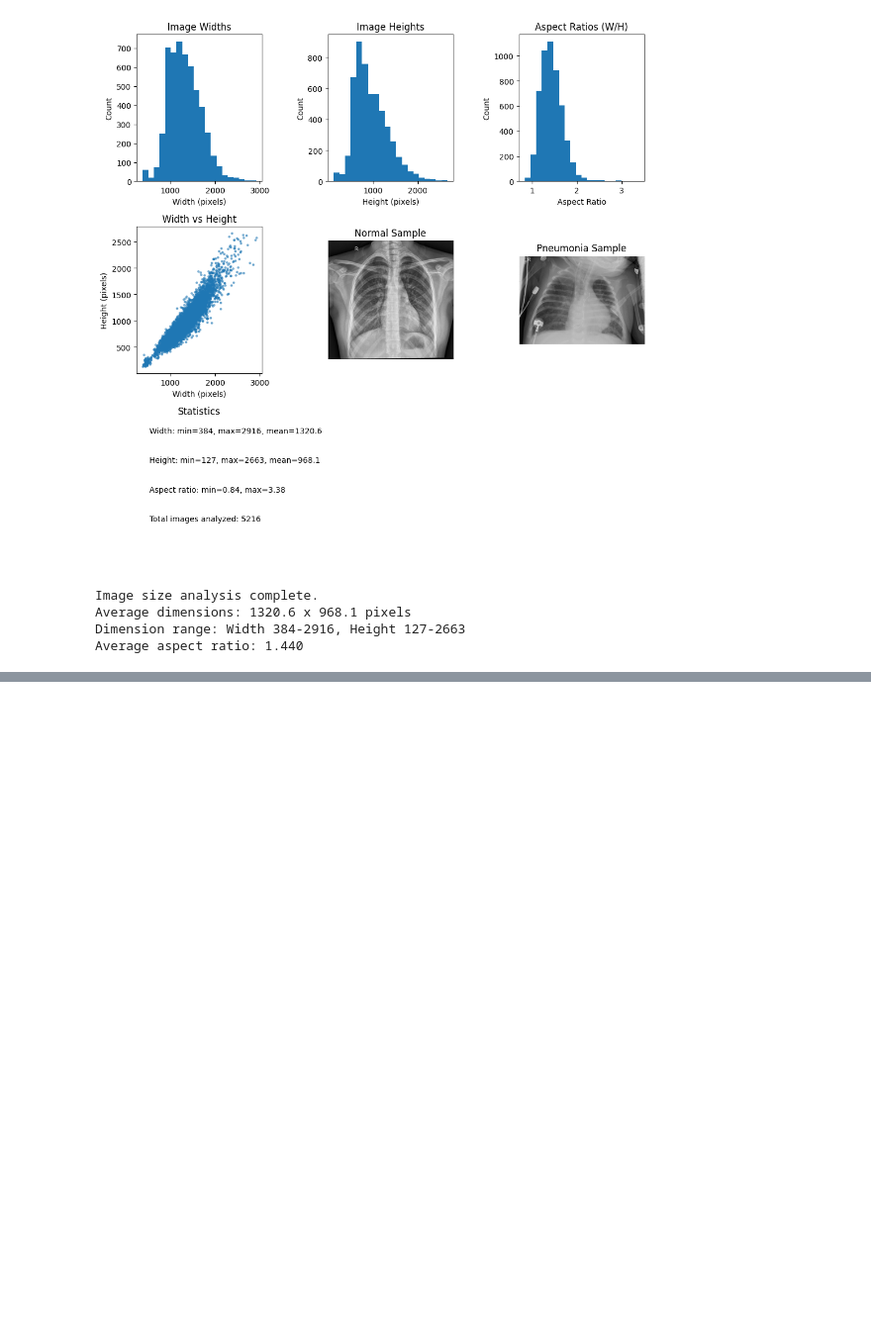
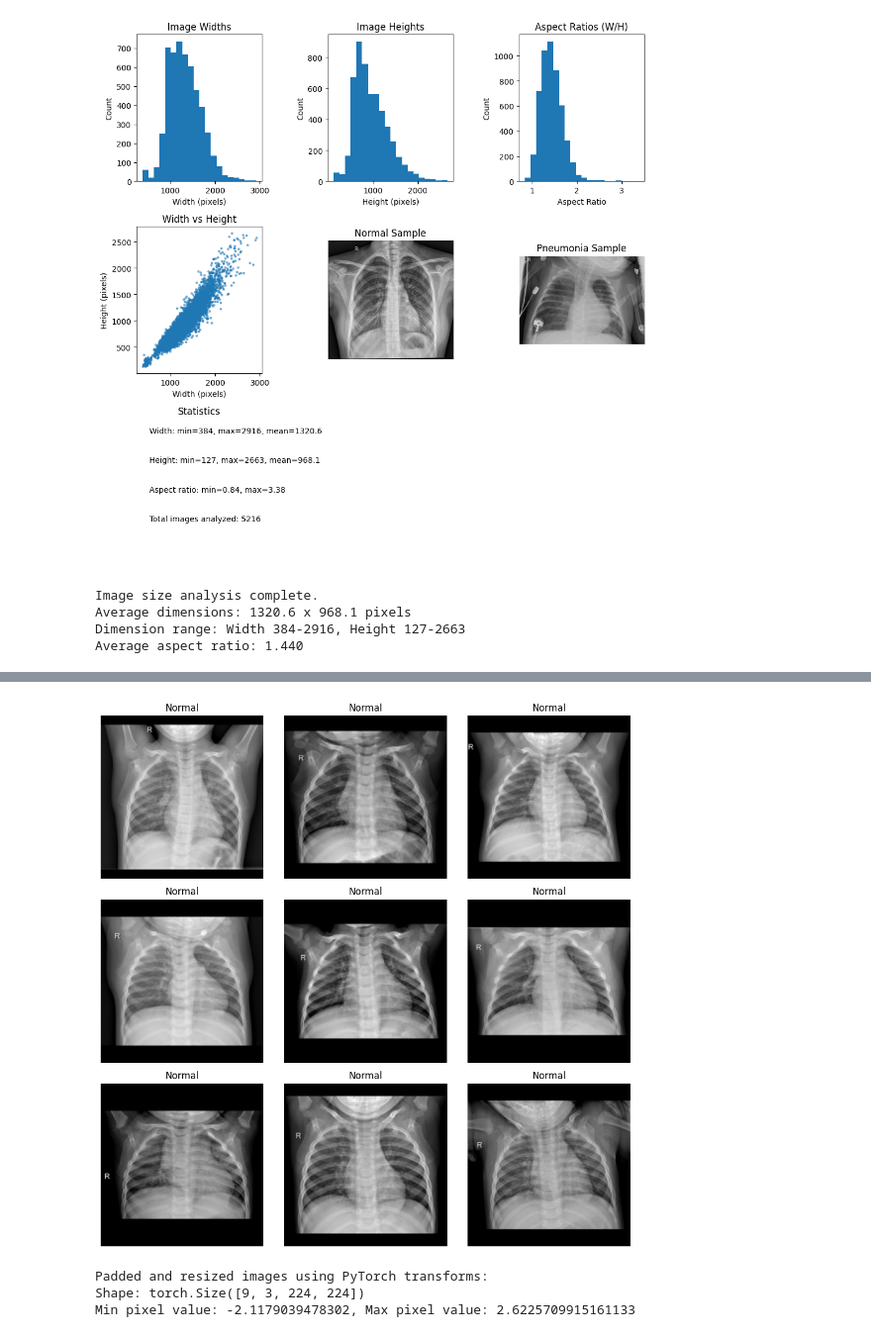
Before and after one commit to ArthGV/ml4h_2, a Jupyter notebook: task_2/Q2.ipynb, the cells around one changed output, grey strips where cells are left out. Shown at 99% size. Saved outputs shown, nothing was run; the diff lists cells and outputs as text; code cells hidden in the pictures; blank space fills up the shorter version.

```diff
--- a/task_2/Q2.ipynb
+++ b/task_2/Q2.ipynb
@@ -271,0 +274,80 @@ Aspect ratio: 1.500 (original avg: 1.440)
+# %%
+# Define a preprocessing function to pad images to squares before resizing
+import torch
+import torchvision.transforms as transforms
+from PIL import Image
+import numpy as np
+import matplotlib.pyplot as plt
+
+def pad_to_square(image):
+    """Pad the image to make it square with zeros around the border."""
+    w, h = image.size
+    max_dim = max(w, h)
+    pad_w = (max_dim - w) // 2
+    pad_h = (max_dim - h) // 2
+    padding = (pad_w, pad_h, max_dim - w - pad_w, max_dim - h - pad_h)
+    return transforms.functional.pad(image, padding, fill=0)
+
+# Define the transformation pipeline with 224x224 size
+transform = transforms.Compose([
+    transforms.Lambda(pad_to_square),               # Pad to square
+    transforms.Resize((224, 224)),                  # Resize to 224x224
+    transforms.Grayscale(num_output_channels=3),    # Convert to 3 channels
+    transforms.ToTensor(),
+    transforms.Normalize(mean=[0.485, 0.456, 0.406],
+                         std=[0.229, 0.224, 0.225])
+])
+
+# Function to load and transform a batch of images
+def load_and_transform_batch(image_paths, labels):
+    images = []
+    for img_path in image_paths:
+        img = Image.open(img_path)
+        img = transform(img)
+        images.append(img)
+
+    # Stack images into a batch
+    batch = torch.stack(images)
+    return batch, torch.tensor(labels)
+
+# Function to display transformed images
+def show_transformed_batch(image_batch, label_batch):
+    plt.figure(figsize=(10, 10))
+    for i in range(min(9, len(image_batch))):
+        # Convert from tensor to numpy for display
+        img = image_batch[i].permute(1, 2, 0).numpy()
+
+        # Denormalize
+        mean = np.array([0.485, 0.456, 0.406])
+        std = np.array([0.229, 0.224, 0.225])
+        img = std * img + mean
+
+        # Clip values to valid range
+        img = np.clip(img, 0, 1)
+
+        ax = plt.subplot(3, 3, i + 1)
+        plt.imshow(img)
+        plt.title('Normal' if label_batch[i] == 0 else 'Pneumonia')
+        plt.axis('off')
+    plt.tight_layout()
+    plt.show()
+
+# Example of how to use with a few sample images from the training generator
+# Get a batch of file paths and labels from the generator
+image_paths = [train_generator.filepaths[i] for i in range(9)]
+labels = [train_generator.classes[i] for i in range(9)]
+
+# Load and transform the images
+transformed_images, transformed_labels = load_and_transform_batch(image_paths, labels)
+
+# Display the transformed images
+show_transformed_batch(transformed_images, transformed_labels)
+
+print("Padded and resized images using PyTorch transforms:")
+print(f"Shape: {transformed_images.shape}")
+print(f"Min pixel value: {transformed_images.min().item()}, Max pixel value: {transformed_images.max().item()}")
+# %% [output]
+[figure, added]
+Padded and resized images using PyTorch transforms:
+Shape: torch.Size([9, 3, 224, 224])
+Min pixel value: -2.1179039478302, Max pixel value: 2.6225709915161133
```
Also changed, not shown: parts of 5 cells of this notebook, 1 other file.
